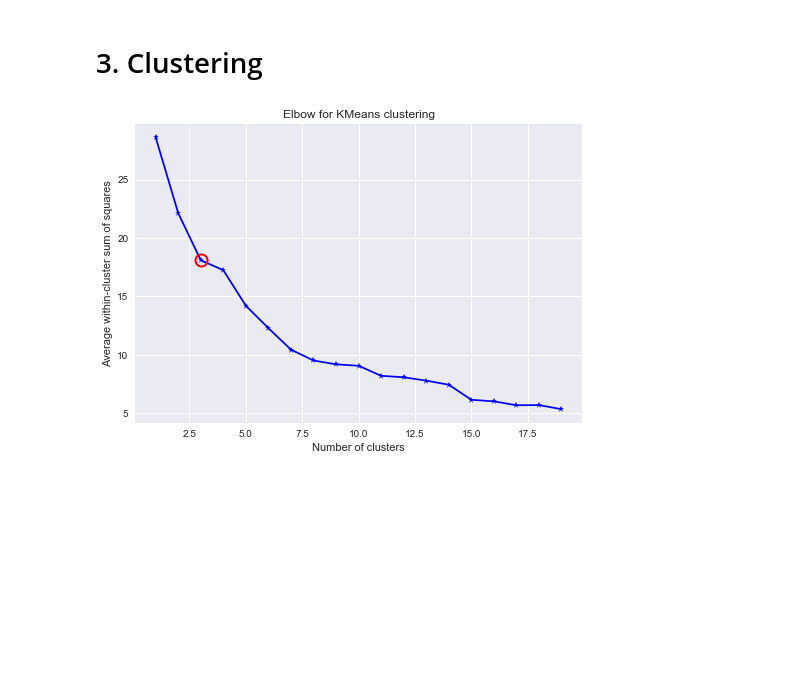
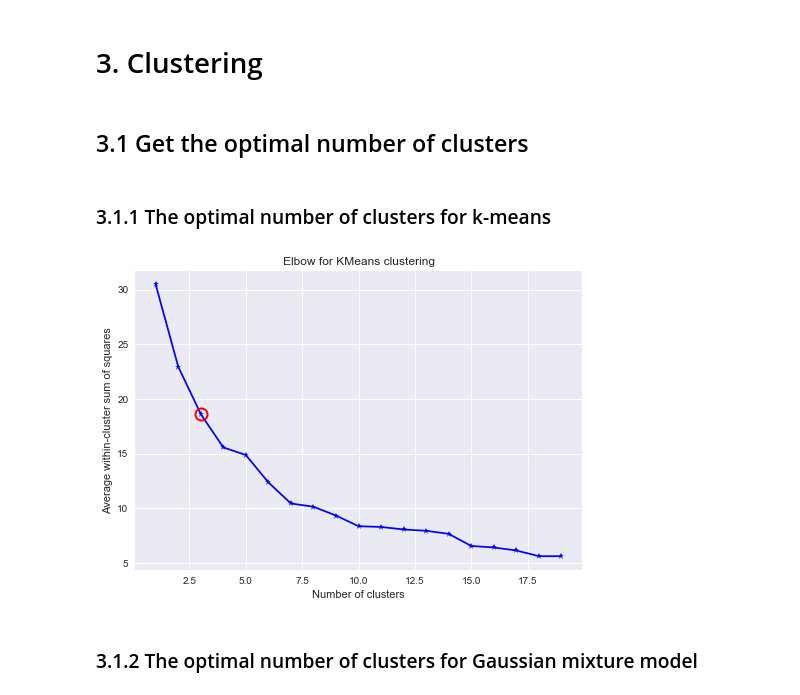
Before and after one commit to WenzheLiu0829/Master-dissertation, a Jupyter notebook: Classifying energy feedback usage patterns.ipynb, the cells around one changed output. Cells and saved outputs as stored; diff of their text form; code cells hidden in the pictures; blank space fills up the shorter version.

```diff
--- a/Classifying energy feedback usage patterns.ipynb
+++ b/Classifying energy feedback usage patterns.ipynb
@@ -706,15 +720,19 @@ columns = [
        'hist.comparingDay',
        'hist.singleRoom',
        'hist.multipleRoom',
-       'view.display'
+       'view.display',
        'others.duration',
         ]
 
 input_filename = '../cleaned_data.csv'
-clickdata_dataset = pd.read_csv(input_filename, encoding='utf-8', usecols=columns[:12], engine='python')
+clickdata_dataset = pd.read_csv(input_filename, encoding='utf-8', usecols=columns, engine='python')
+# %% [markdown]
+## 3.1 Get the optimal number of clusters
+# %% [markdown]
+### 3.1.1 The optimal number of clusters for k-means
 # %%
 # define the function to find the optimal clusters for k-means
-def plot_optimal_kmeans_clusters(dataset, max_clusters):
+def plot_optimal_KM_clusters(dataset, max_clusters):
     """Plot performance of different number of clusters.
 
     According to the plot, use 'elbow method' to find the optimal number of clusters.
@@ -727,7 +745,7 @@ def plot_optimal_kmeans_clusters(dataset, max_clusters):
     """
     # For each value of k calculate the sum of squared errors (SSE)
     K = range(1,max_clusters)
-    KM = [KMeans(n_clusters=k).fit(dataset) for k in K]
+    KM = [KMeans(n_clusters=k, algorithm='full').fit(dataset) for k in K]
     centroids = [k.cluster_centers_ for k in KM]
 
     D_k = [cdist(dataset, cent, 'euclidean') for cent in centroids]
@@ -754,6 +772,8 @@ def plot_optimal_kmeans_clusters(dataset, max_clusters):
     plt.title('Elbow for KMeans clustering')
     plt.show()
 # %%
-plot_optimal_kmeans_clusters(clickdata_dataset, 20)
+plot_optimal_KM_clusters(clickdata_dataset, 20)
 # %% [output]
-[figure, old version]
+[figure, new version]
+# %% [markdown]
+### 3.1.2 The optimal number of clusters for Gaussian mixture model
```
Also changed, not shown: parts of 136 cells of this notebook.
